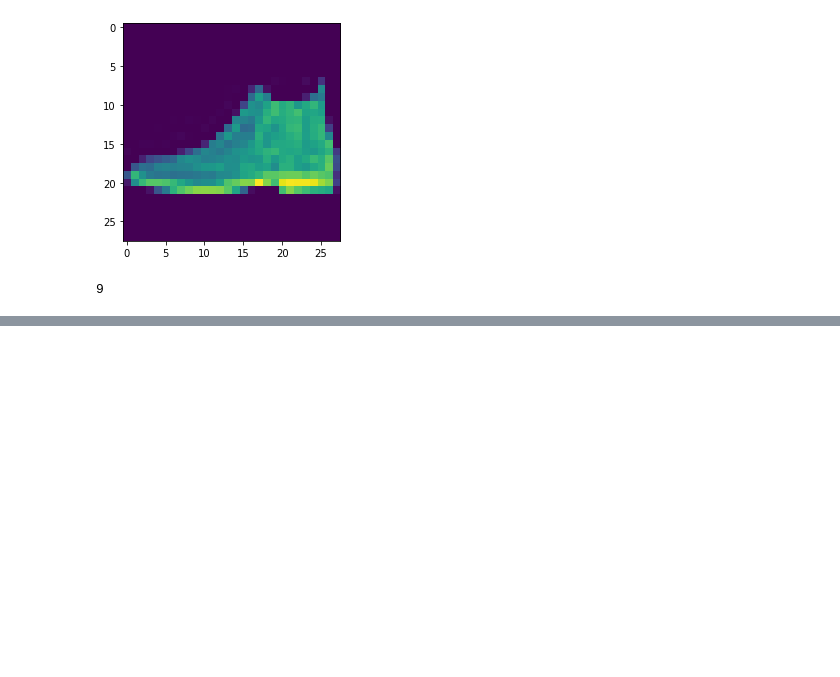
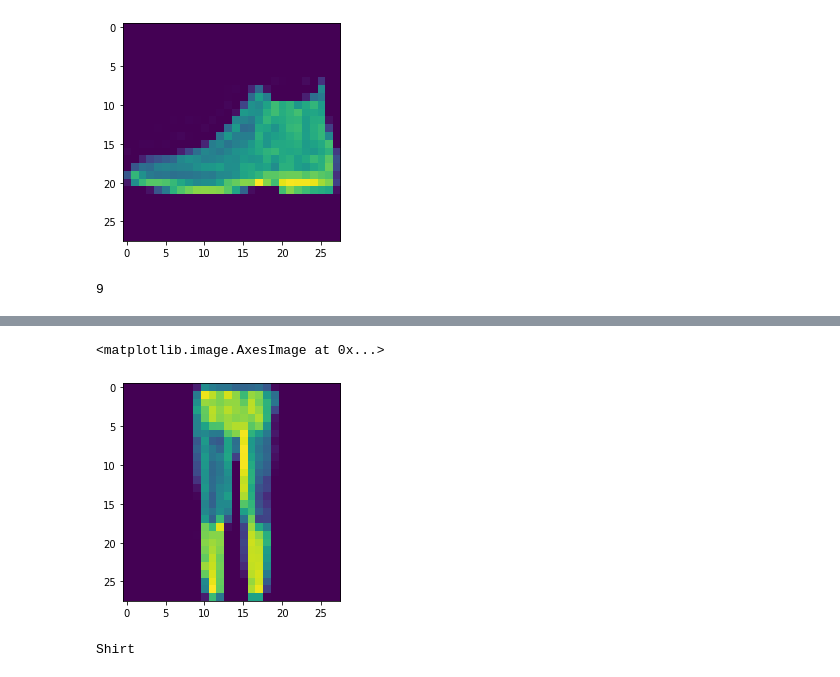
Before and after one commit to Sameer-Ahmed7/Deep_learning_Practice, a Jupyter notebook: Fashion_Mnist.ipynb, the cells around one changed output, grey strips where cells are left out. Saved outputs shown, nothing was run; the diff lists cells and outputs as text; code cells hidden in the pictures; blank space fills up the shorter version.

```diff
--- a/Fashion_Mnist.ipynb
+++ b/Fashion_Mnist.ipynb
@@ -86,0 +188,5 @@ test ACC 0.8936
+# %%
+plt.imshow(test_images[3].reshape(28,28))
+# %% [output]
+<matplotlib.image.AxesImage at 0x...>
+[figure, added]
@@ -86,0 +195,4 @@ test ACC 0.8936
+# %%
+prediction(prediction4)
+# %% [output]
+Shirt
```
Also changed, not shown: parts of 27 cells of this notebook.
